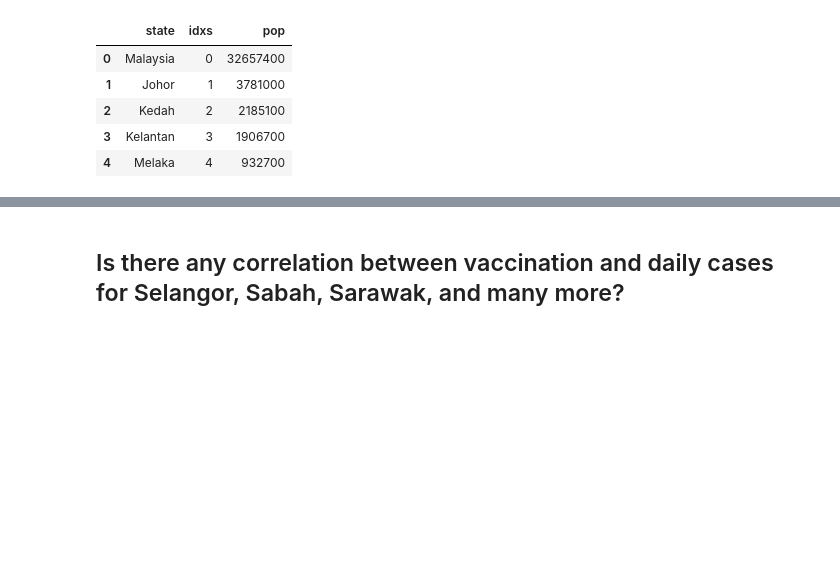
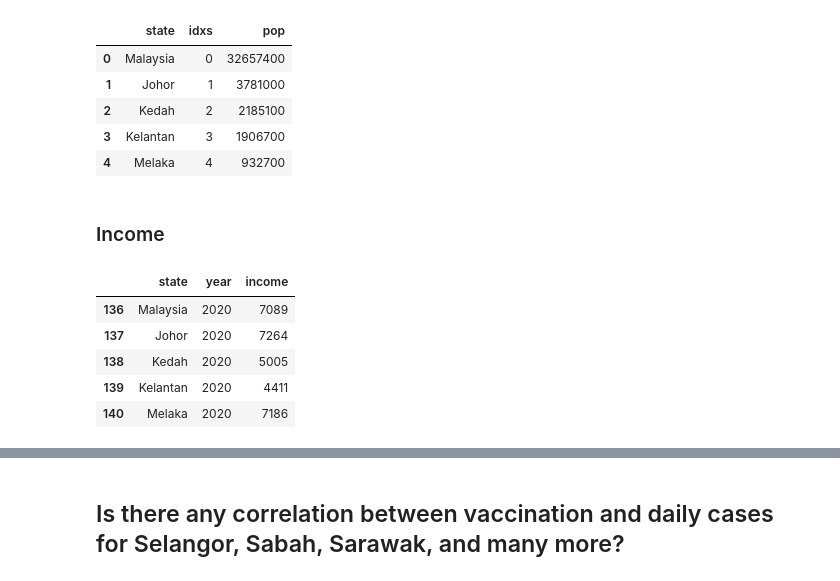
Before and after one commit to sidharrth2002/covid-streamlit-2, a Jupyter notebook: exploration.ipynb, the cells around one changed output, grey strips where cells are left out. Saved outputs shown, nothing was run; the diff lists cells and outputs as text; code cells hidden in the pictures; blank space fills up the shorter version.

```diff
--- a/exploration.ipynb
+++ b/exploration.ipynb
@@ -955,3 +955,17 @@ population.head()
 | 2 | Kedah | 2 | 2185100 |
 | 3 | Kelantan | 3 | 1906700 |
 | 4 | Melaka | 4 | 932700 |
+# %% [markdown]
+### Income
+# %%
+income = pd.read_csv('./vaccination/static/income.csv')
+income = income[income['Year'] == 2020]
+income.rename(columns={'Country/State': 'state', 'Mean Monthly Household Gross Income': 'income', 'Year': 'year'}, inplace=True)
+income.head()
+# %% [output]
+|  | state | year | income |
+| 136 | Malaysia | 2020 | 7089 |
+| 137 | Johor | 2020 | 7264 |
+| 138 | Kedah | 2020 | 5005 |
+| 139 | Kelantan | 2020 | 4411 |
+| 140 | Melaka | 2020 | 7186 |
```
Also changed, not shown: parts of 25 cells of this notebook, 1 other file.
